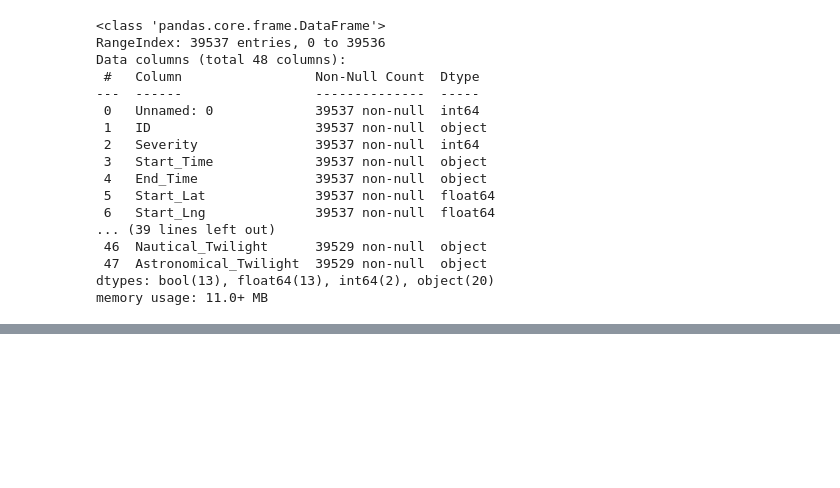
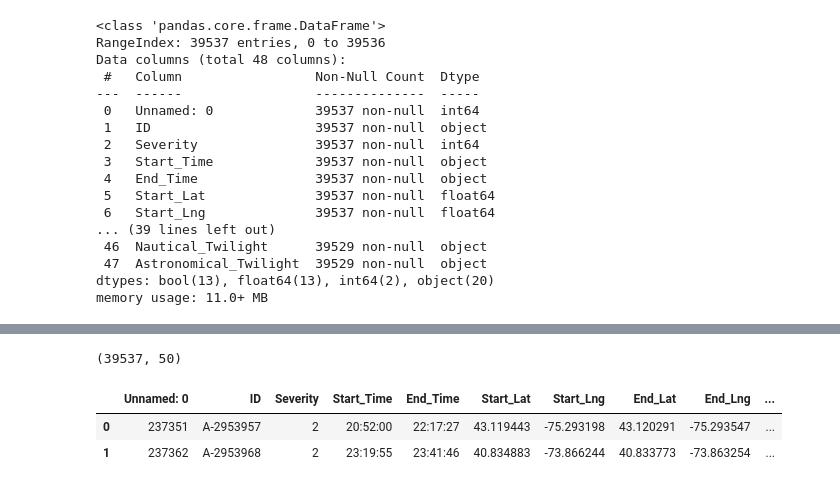
Before and after one commit to bmatore/inft6201, a Jupyter notebook: Data_Analysis_Report_Group_12.ipynb, the cells around one changed output, grey strips where cells are left out. Drawn from its saved outputs; the diff is of its cells as text; code cells hidden in the pictures; blank space fills up the shorter version.

```diff
--- a/Data_Analysis_Report_Group_12.ipynb
+++ b/Data_Analysis_Report_Group_12.ipynb
@@ -59,0 +81,4 @@ max    1.515693e+06      4.000000  ...        40.000000           0.830000
+# %%
+df_accidents.shape
+# %% [output]
+(39537, 50)
@@ -59,0 +89,6 @@ max    1.515693e+06      4.000000  ...        40.000000           0.830000
+# %%
+df_accidents.head(2)
+# %% [output]
+|  | Unnamed: 0 | ID | Severity | Start_Time | End_Time | Start_Lat | Start_Lng | End_Lat | End_Lng | ... |
+| 0 | 237351 | A-2953957 | 2 | 20:52:00 | 22:17:27 | 43.119443 | -75.293198 | 43.120291 | -75.293547 | ... |
+| 1 | 237362 | A-2953968 | 2 | 23:19:55 | 23:41:46 | 40.834883 | -73.866244 | 40.833773 | -73.863254 | ... |
```
Also changed, not shown: parts of 11 cells of this notebook.
